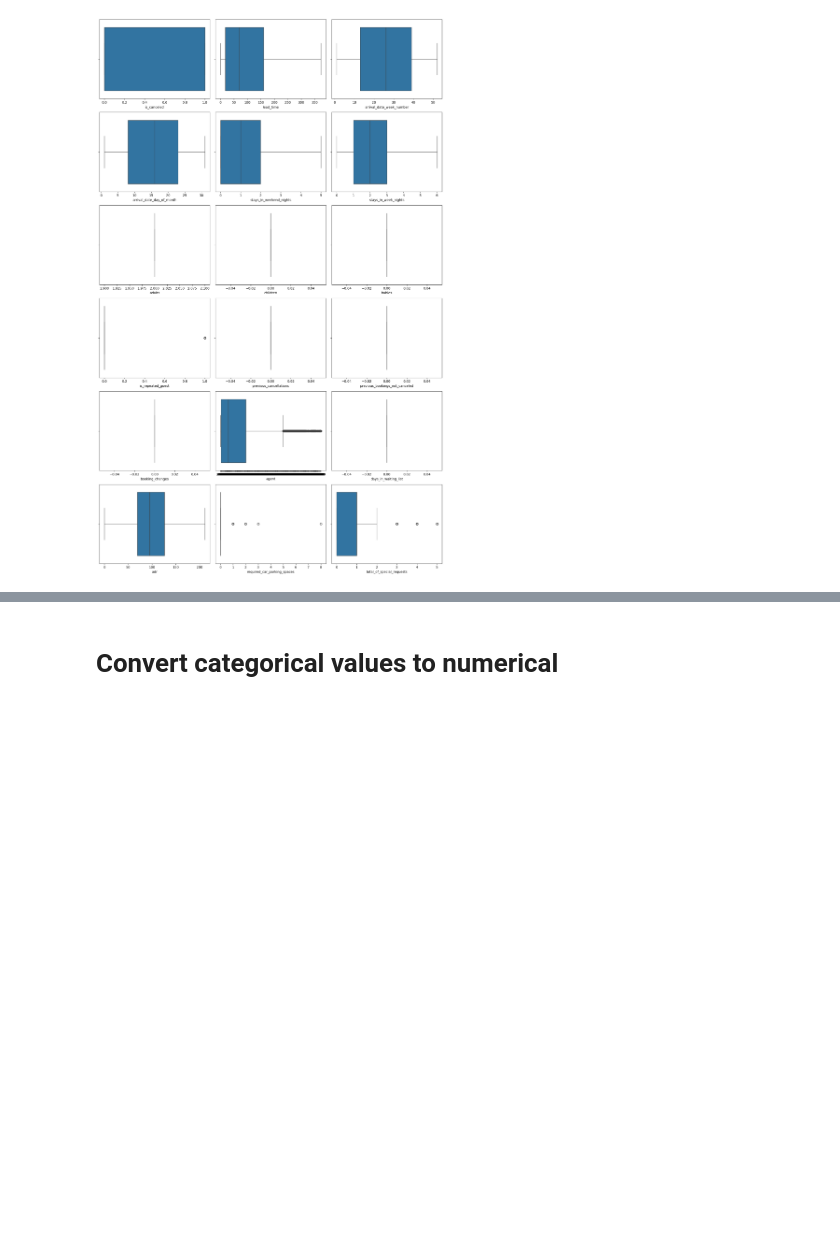
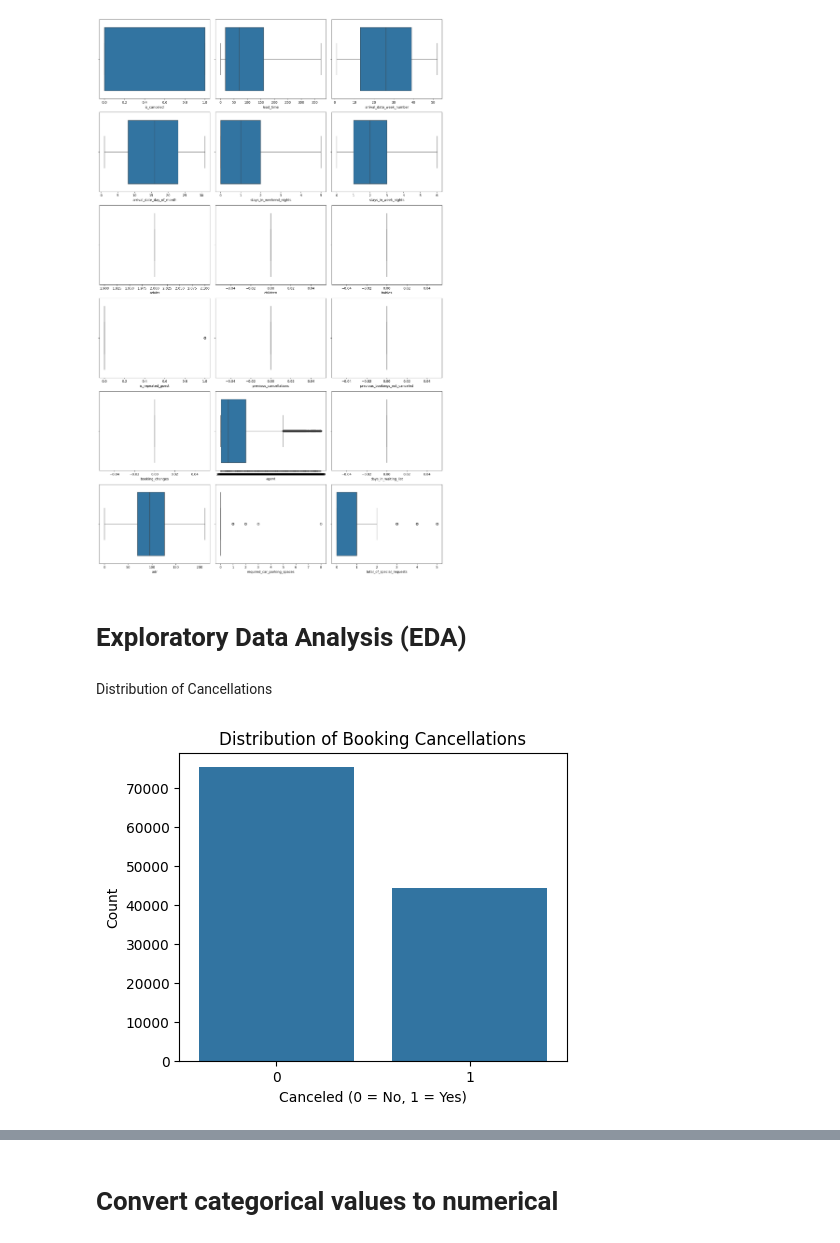
Before and after one commit to mohamedelziat50/Hotel-Bookings-AI-MIU, a Jupyter notebook: Hotel_Booking.ipynb, the cells around one changed output, grey strips where cells are left out. Drawn from its saved outputs; the diff is of its cells as text; code cells hidden in the pictures; blank space fills up the shorter version.

Commit message:
Exploratory Data Analysis (EDA) visualizes data to understand its main features, find patterns and discover how different parts of the data are connected.

```diff
--- a/Hotel_Booking.ipynb
+++ b/Hotel_Booking.ipynb
@@ -478,3 +478,17 @@ Revise these with me please guys:
 visualize_diagram("Boxplot")
 # %% [output]
 [figure]
+# %% [markdown]
+# Exploratory Data Analysis (EDA)
+# %% [markdown]
+Distribution of Cancellations
+# %%
+plt.figure(figsize=(5,4))
+sns.countplot(x='is_canceled', data=df)
+plt.title('Distribution of Booking Cancellations')
+plt.xlabel('Canceled (0 = No, 1 = Yes)')
+plt.ylabel('Count')
+plt.show()
+#Higher Number of cancellations
+# %% [output]
+[figure, added]
```
Also changed, not shown: parts of 21 cells of this notebook.
